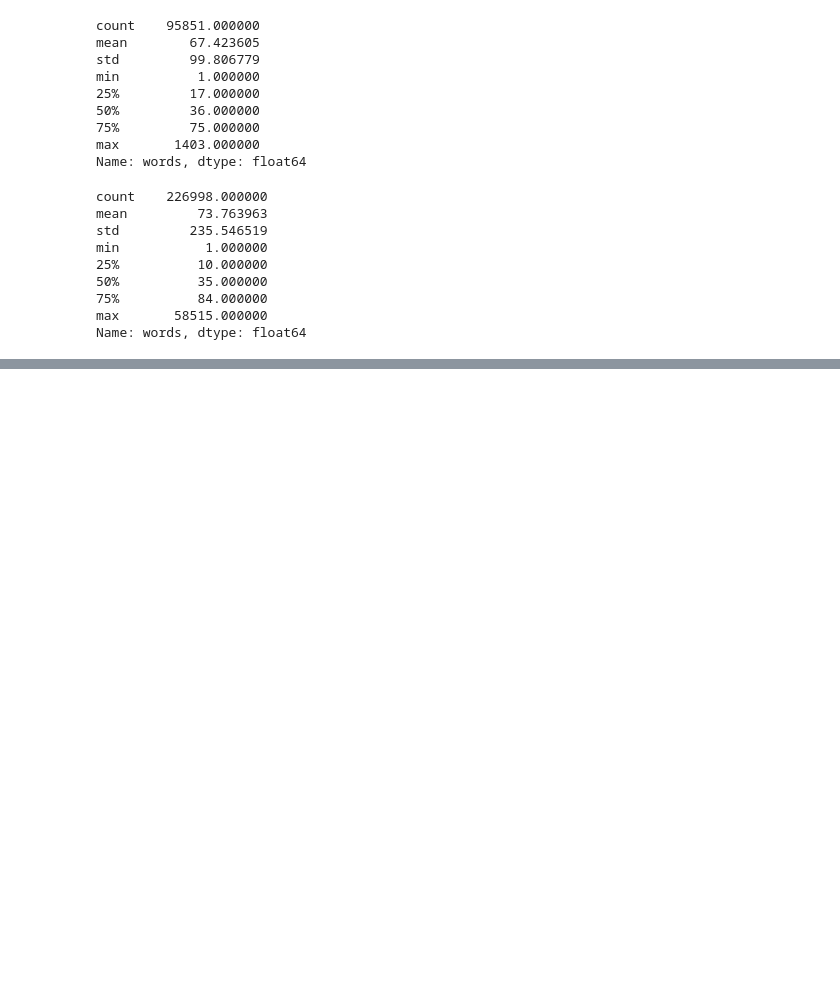
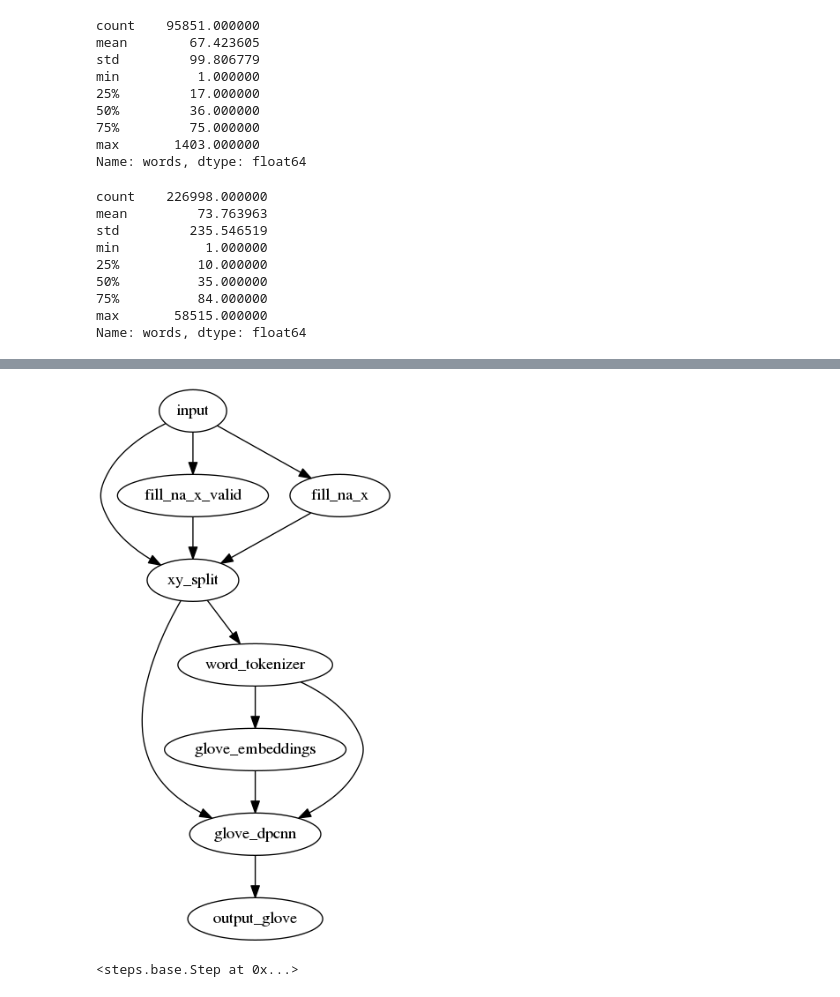
Before and after one commit to minerva-ml/open-solution-toxic-comments, a Jupyter notebook: devbook.ipynb, the cells around one changed output, grey strips where cells are left out. Saved outputs shown, nothing was run; the diff lists cells and outputs as text; code cells hidden in the pictures; blank space fills up the shorter version.

```diff
--- a/devbook.ipynb
+++ b/devbook.ipynb
@@ -125,0 +293,6 @@ pipe
+# %%
+glove_dpcnn_pipeline = pipelines.glove_dpcnn_train(SOLUTION_CONFIG)
+glove_dpcnn_pipeline
+# %% [output]
+[figure, added]
+<steps.base.Step at 0x...>
```
Also changed, not shown: parts of 14 cells of this notebook, 2 other files.
